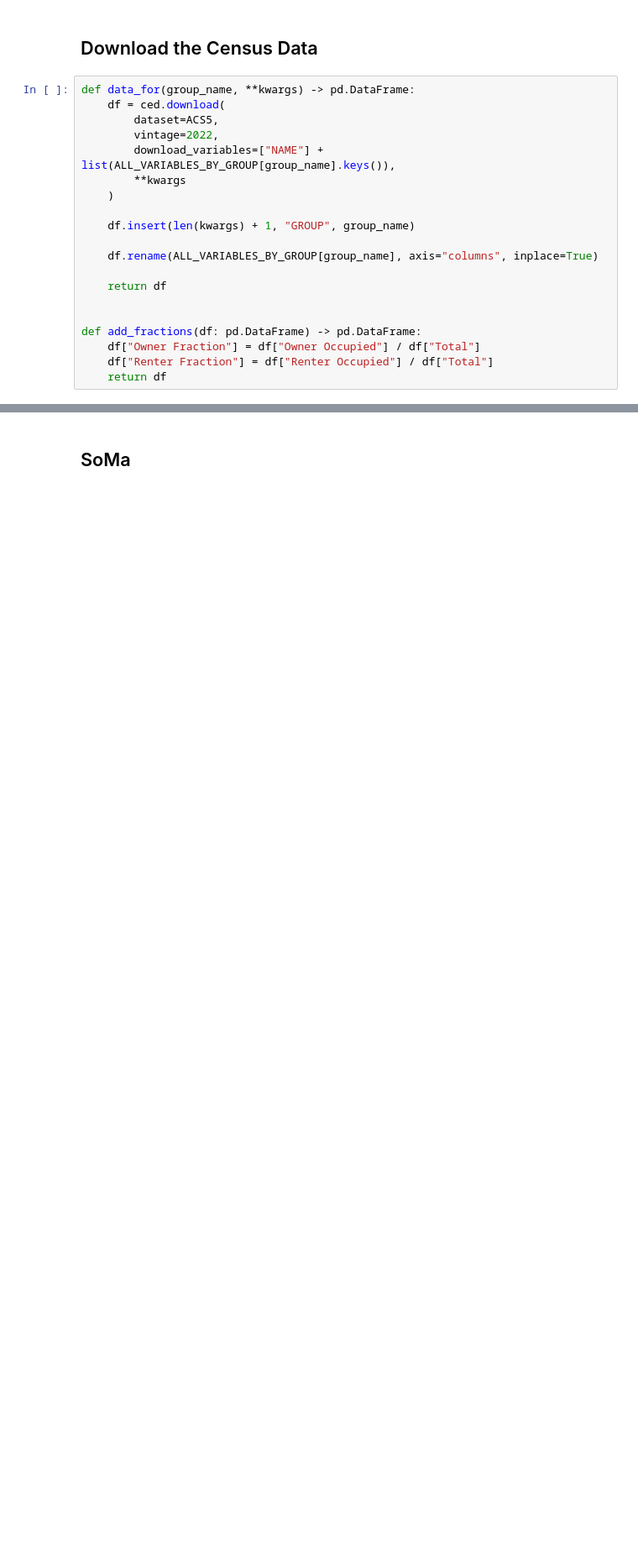
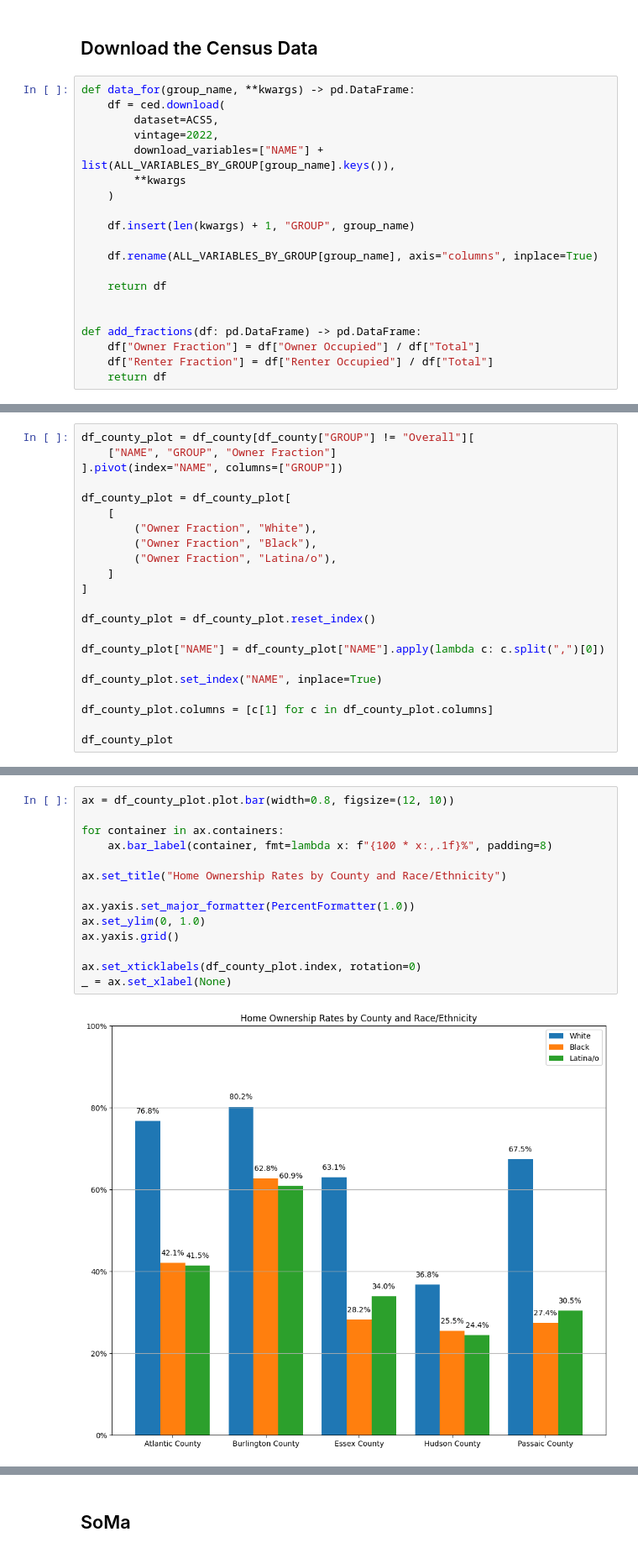
Before and after one commit to vengroff/somaccr, a Jupyter notebook: NJISJ SoMa Home Ownership.ipynb, the cells around one changed output, grey strips where cells are left out. Shown: that part at 84% size. Saved outputs shown, nothing was run; the diff lists cells and outputs as text; blank space fills up the shorter version.

```diff
--- a/NJISJ SoMa Home Ownership.ipynb
+++ b/NJISJ SoMa Home Ownership.ipynb
@@ -195,0 +221,22 @@ _ = ax.set_xlim(0, 140_000)
+# %%
+df_county_plot = df_county[df_county["GROUP"] != "Overall"][
+    ["NAME", "GROUP", "Owner Fraction"]
+].pivot(index="NAME", columns=["GROUP"])
+
+df_county_plot = df_county_plot[
+    [
+        ("Owner Fraction", "White"),
+        ("Owner Fraction", "Black"),
+        ("Owner Fraction", "Latina/o"),
+    ]
+]
+
+df_county_plot = df_county_plot.reset_index()
+
+df_county_plot["NAME"] = df_county_plot["NAME"].apply(lambda c: c.split(",")[0])
+
+df_county_plot.set_index("NAME", inplace=True)
+
+df_county_plot.columns = [c[1] for c in df_county_plot.columns]
+
+df_county_plot
@@ -195,0 +251,16 @@ _ = ax.set_xlim(0, 140_000)
+# %%
+ax = df_county_plot.plot.bar(width=0.8, figsize=(12, 10))
+
+for container in ax.containers:
+    ax.bar_label(container, fmt=lambda x: f"{100 * x:,.1f}%", padding=8)
+
+ax.set_title("Home Ownership Rates by County and Race/Ethnicity")
+
+ax.yaxis.set_major_formatter(PercentFormatter(1.0))
+ax.set_ylim(0, 1.0)
+ax.yaxis.grid()
+
+ax.set_xticklabels(df_county_plot.index, rotation=0)
+_ = ax.set_xlabel(None)
+# %% [output]
+[figure, added]
```
Also changed, not shown: parts of 11 cells of this notebook, 1 other file.
